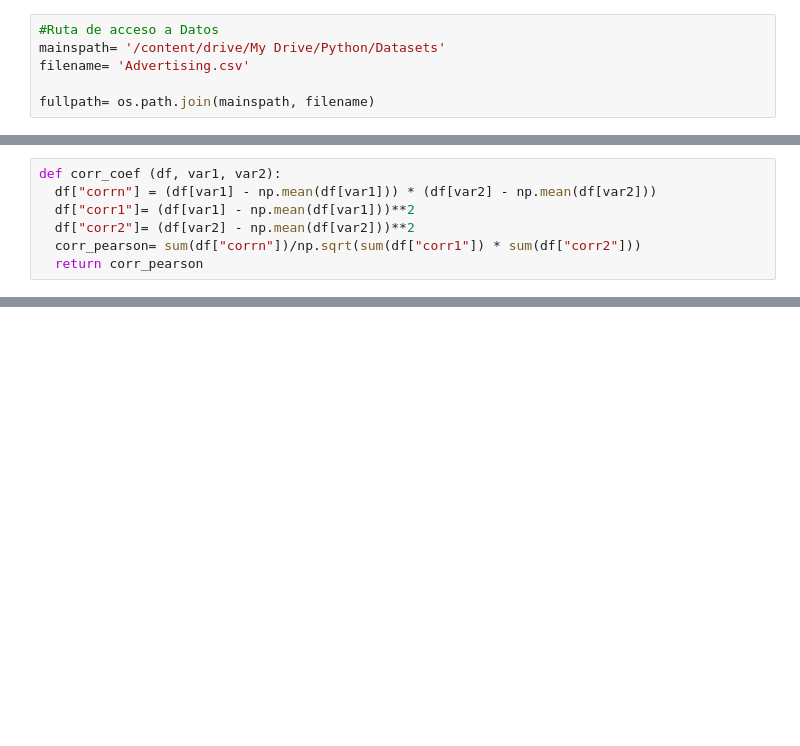
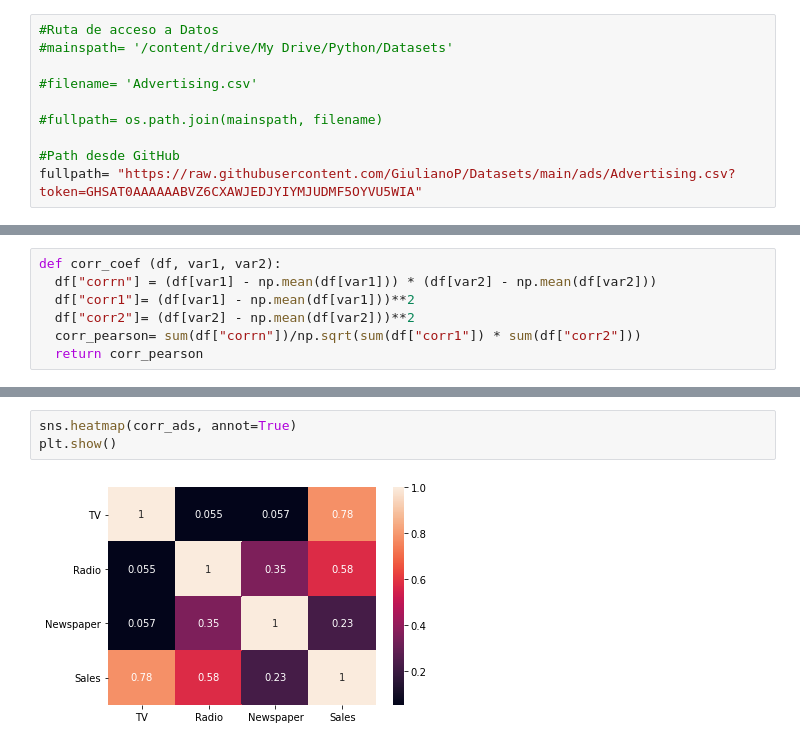
Before and after one commit to GiulianoP/Machine_Learning, a Jupyter notebook: Pruebas_varias/Correlación_pruebas.ipynb, the cells around one changed output, grey strips where cells are left out. Cells and saved outputs as stored; diff of their text form; blank space fills up the shorter version.

Commit message:
Carda de datos desde GitHub
- Se agregó la carga de datos desde el repositorio de datos.
- Comentarios.
- Otras opciones para visualizar la matriz de correlación.

```diff
--- a/Pruebas_varias/Correlación_pruebas.ipynb
+++ b/Pruebas_varias/Correlación_pruebas.ipynb
@@ -14,9 +15,13 @@ ModuleNotFoundError: No module named 'termios'
 # %%
 #Ruta de acceso a Datos
-mainspath= '/content/drive/My Drive/Python/Datasets'
-filename= 'Advertising.csv'
+#mainspath= '/content/drive/My Drive/Python/Datasets'
 
-fullpath= os.path.join(mainspath, filename)
+#filename= 'Advertising.csv'
+
+#fullpath= os.path.join(mainspath, filename)
+
+#Path desde GitHub
+fullpath= "https://raw.githubusercontent.com/GiulianoP/Datasets/main/ads/Advertising.csv?token=GHSAT0AAAAAABVZ6CXAWJEDJYIYMJUDMF5OYVU5WIA"
 # %%
 data_ads= pd.read_csv(fullpath)
 
@@ -76,0 +161,5 @@ plt.matshow(corr_ads)
+# %%
+sns.heatmap(corr_ads, annot=True)
+plt.show()
+# %% [output]
+[figure, added]
```
Also changed, not shown: parts of 18 cells of this notebook.
